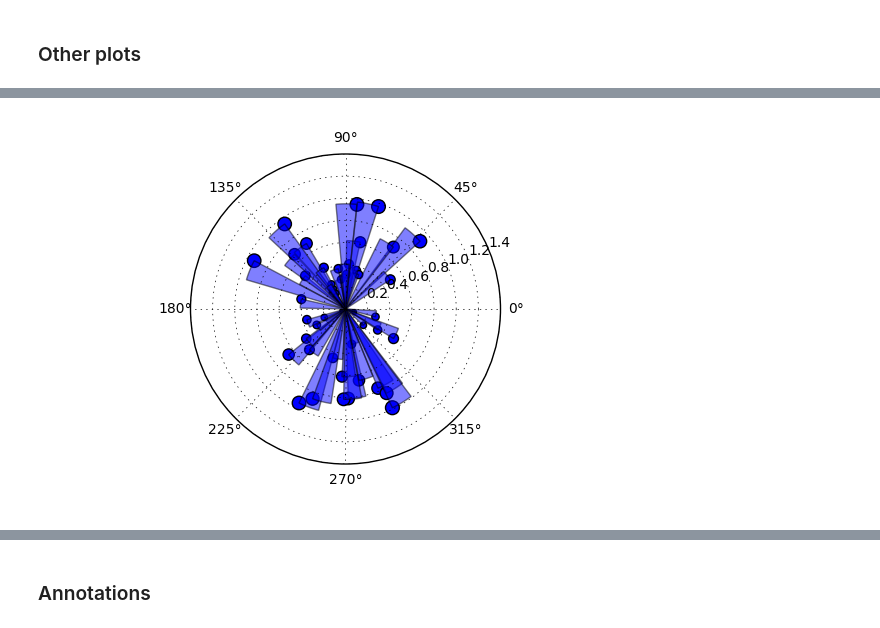
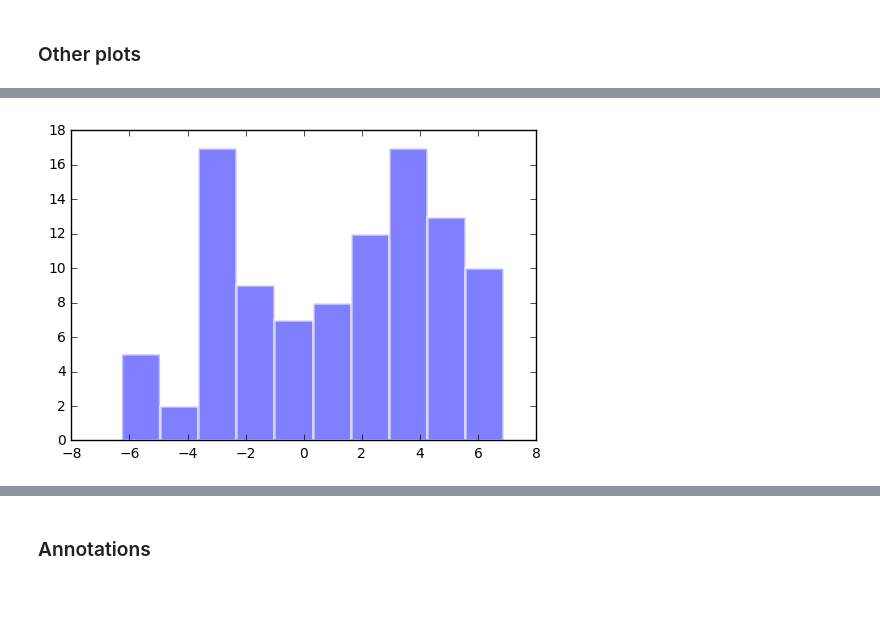
Before and after one commit to cliburn/sta-663-2017, a Jupyter notebook: scratch/Lecture05.ipynb, the cells around one changed output, grey strips where cells are left out. Drawn from its saved outputs; the diff is of its cells as text; code cells hidden in the pictures; blank space fills up the shorter version.

```diff
--- a/scratch/Lecture05.ipynb
+++ b/scratch/Lecture05.ipynb
@@ -48,4 +125,5 @@ Image('stream.png')
-# %%
-Image('polar.png')
-# %% [output]
-[figure, removed]
+# %%
+n, bins, patches = plt.hist(x, histtype='bar', linewidth=2, edgecolor='white', alpha=0.5)
+plt.savefig('bar.png')
+# %% [output]
+[figure, added]
```
Also changed, not shown: parts of 64 cells of this notebook.
